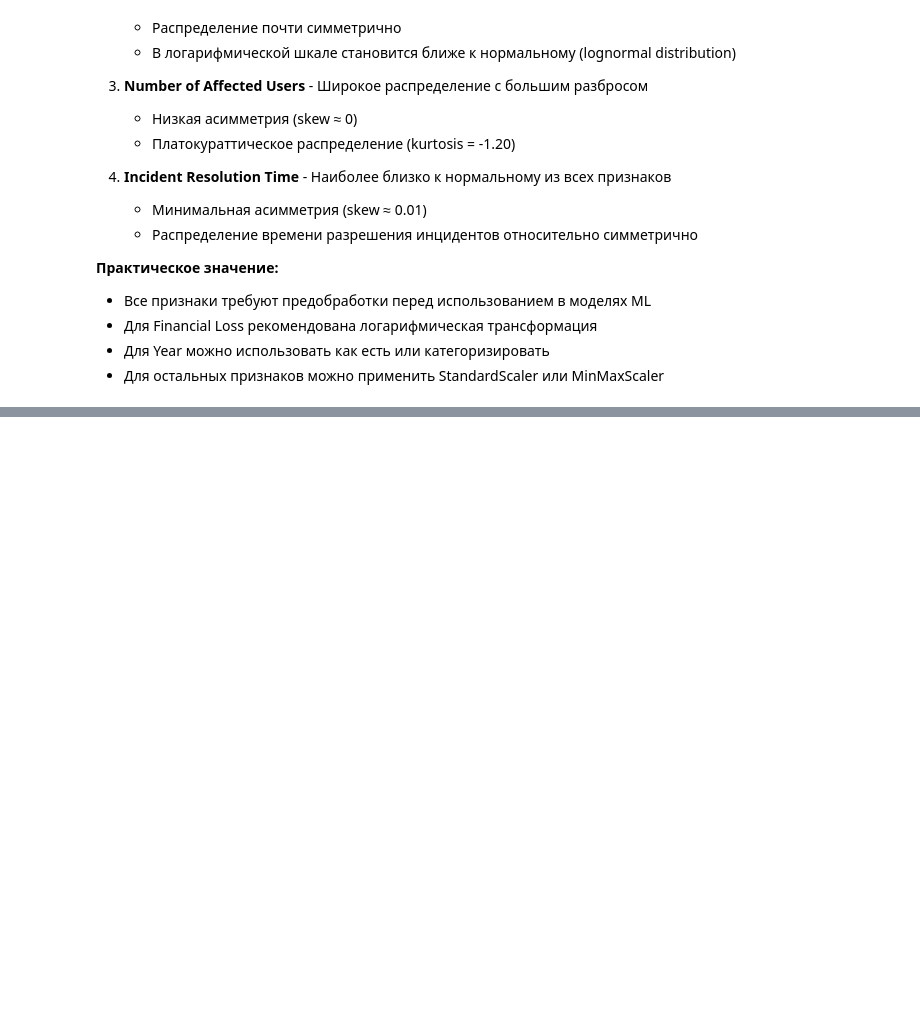
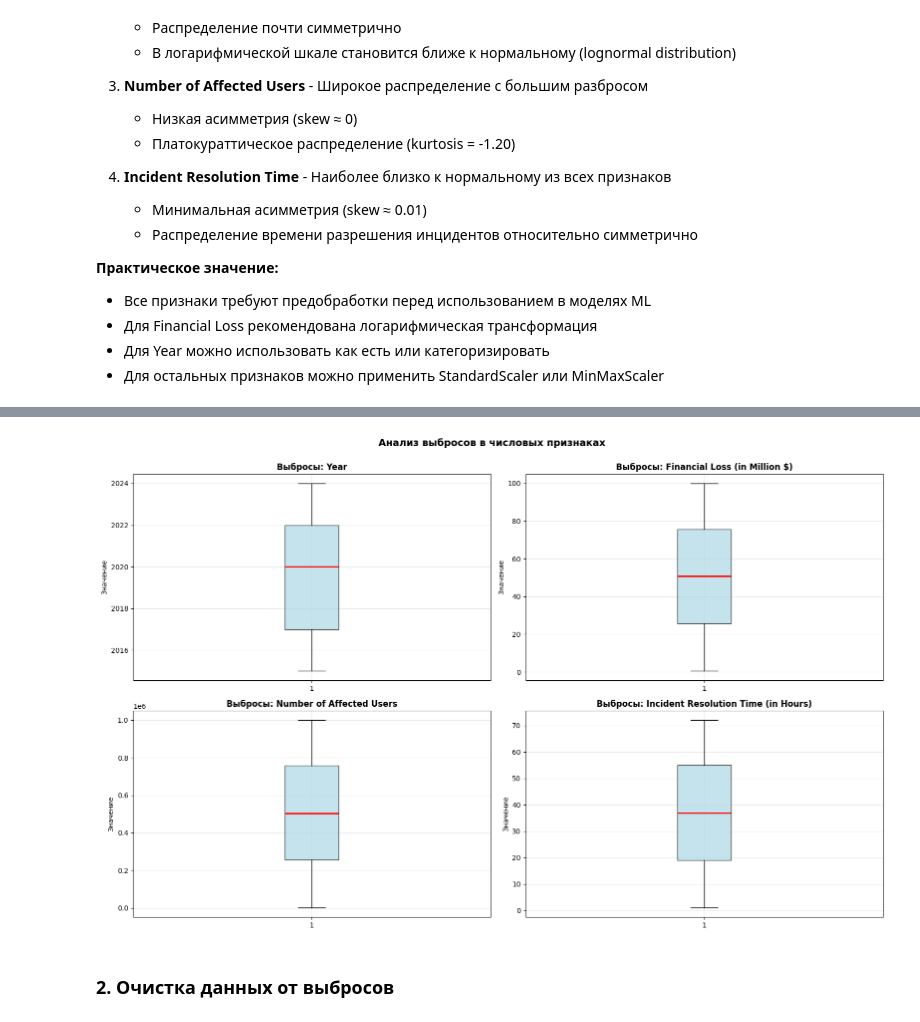
Before and after one commit to 2made1ra/ML_fall25, a Jupyter notebook: lab/first/first.ipynb, the cells around one changed output, grey strips where cells are left out. Saved outputs shown, nothing was run; the diff lists cells and outputs as text; code cells hidden in the pictures; blank space fills up the shorter version.

```diff
--- a/lab/first/first.ipynb
+++ b/lab/first/first.ipynb
@@ -461,0 +873,33 @@ Financial Loss (in Million $):
+# %%
+# Визуализация выбросов с помощью Box Plot
+fig, axes = plt.subplots(2, 2, figsize=(16, 10))
+axes = axes.flatten()
+
+for idx, col_name in enumerate(num_columns):
+    data = df[col_name].values
+
+    # Box Plot
+    bp = axes[idx].boxplot(data, vert=True, patch_artist=True,
+                          boxprops=dict(facecolor='lightblue', alpha=0.7),
+                          medianprops=dict(color='red', linewidth=2))
+
+    axes[idx].set_title(f'Выбросы: {col_name}', fontsize=12, fontweight='bold')
+    axes[idx].set_ylabel('Значение', fontsize=10)
+    axes[idx].grid(True, alpha=0.3)
+
+    # Добавляем информацию о количестве выбросов
+    outliers = [flier.get_ydata() for flier in bp['fliers']]
+    if outliers and len(outliers[0]) > 0:
+        outlier_count = len(outliers[0])
+        axes[idx].text(0.02, 0.98, f'Выбросов: {outlier_count}',
+                       transform=axes[idx].transAxes,
+                       verticalalignment='top',
+                       bbox=dict(boxstyle='round', facecolor='wheat', alpha=0.7))
+
+plt.suptitle('Анализ выбросов в числовых признаках', fontsize=14, fontweight='bold', y=1.00)
+plt.tight_layout()
+plt.show()
+# %% [output]
+[figure, added]
+# %% [markdown]
+### 2. Очистка данных от выбросов
```
Also changed, not shown: parts of 38 cells of this notebook.
